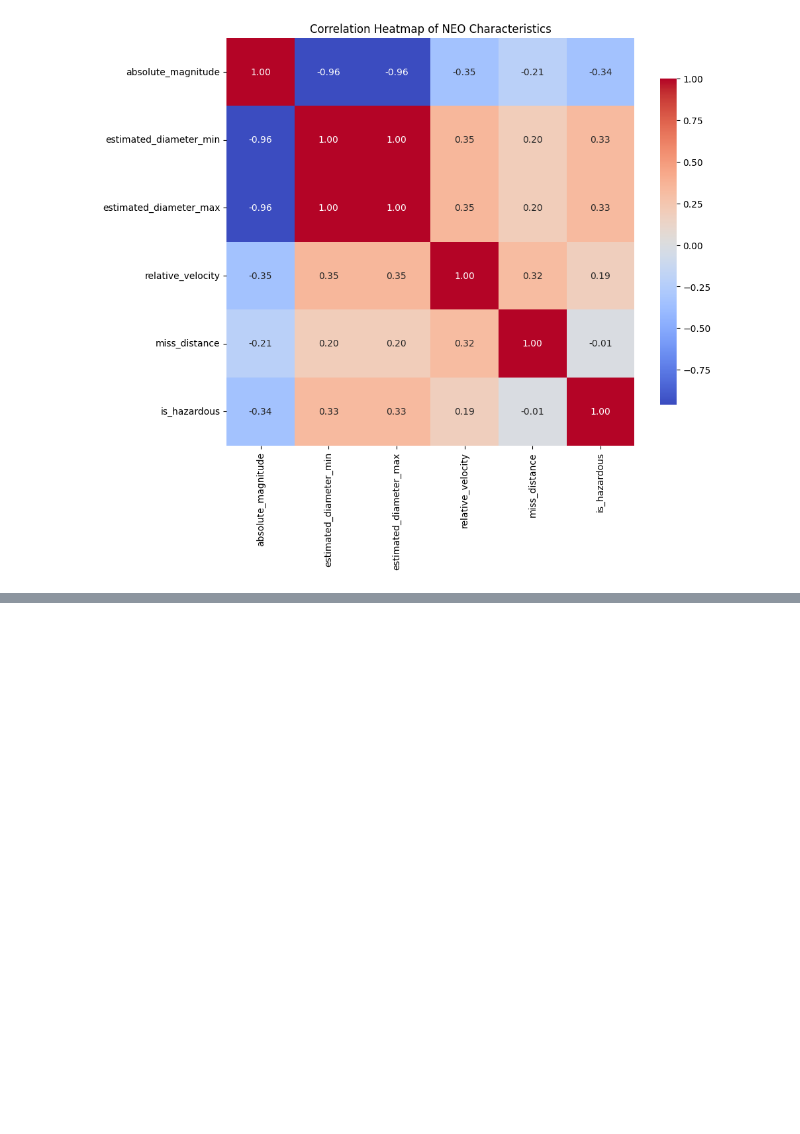
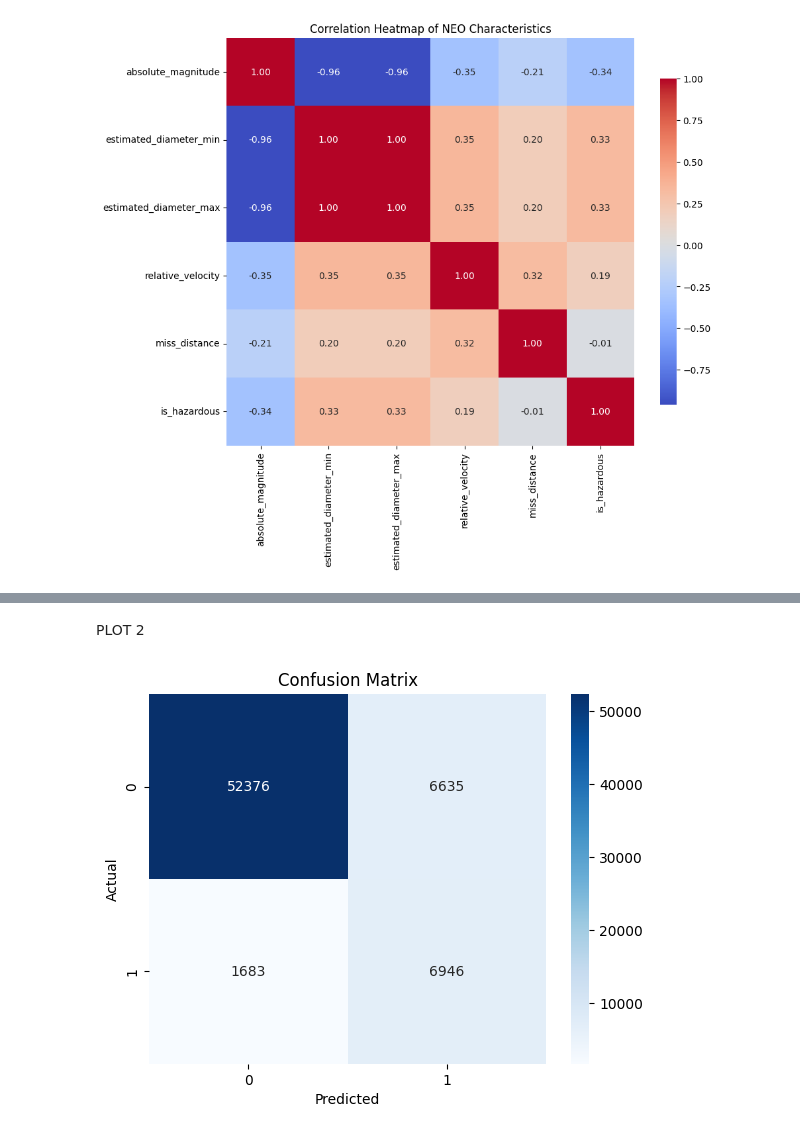
Before and after one commit to lokesh9899/Risk-Analysis-for-NEOS, a Jupyter notebook: TEAM_1_EDA_DataPrep.ipynb, the cells around one changed output, grey strips where cells are left out. Drawn from its saved outputs; the diff is of its cells as text; code cells hidden in the pictures; blank space fills up the shorter version.

```diff
--- a/TEAM_1_EDA_DataPrep.ipynb
+++ b/TEAM_1_EDA_DataPrep.ipynb
@@ -394,0 +418,15 @@ plt.show()
+# %%
+#GRID SEARCH
+# parameter grid for Grid Search
+param_grid = {
+    'n_estimators': [50, 100],  #  trees
+    'max_depth': [10, 15],  #  depth options
+    'min_samples_split': [2, 5],  #  split options
+}
+
+# Grid Search
+grid_search = GridSearchCV(estimator=model, param_grid=param_grid, cv=2, scoring='accuracy')
+grid_search.fit(X_train, y_train)
+
+print("Best Parameters from Grid Search:", grid_search.best_params_)
+best_grid_model = grid_search.best_estimator_
@@ -394,0 +435,15 @@ plt.show()
+# %%
+#RANDOM SEARCH
+# Define parameter distribution for Random Search
+param_dist = {
+    'n_estimators': [50, 300, 50],
+    'max_depth': [10, 20, 30],
+    'min_samples_split': [2, 5, 10]
+}
+
+# Random Search
+random_search = RandomizedSearchCV(estimator=model, param_distributions=param_dist, n_iter=5, cv=2, scoring='accuracy', random_state=42)
+random_search.fit(X_train, y_train)
+
+print("Best Parameters from Random Search:", random_search.best_params_)
+best_random_model = random_search.best_estimator_
@@ -394,0 +462,8 @@ plt.show()
+# %%
+final_model = RandomForestClassifier(n_estimators=200, max_depth=25, min_samples_split=4, class_weight='balanced', random_state=42)
+final_model.fit(X_train, y_train)
+
+# Evaluation
+y_final_pred = final_model.predict(X_test)
+print("Final Model Performance:")
+print(classification_report(y_test, y_final_pred))
@@ -394,0 +496,11 @@ plt.show()
+# %% [markdown]
+PLOT 2
+# %%
+#2. Confusion Matrix
+sns.heatmap(confusion_matrix(y_test, y_final_pred), annot=True, fmt='d', cmap='Blues')
+plt.xlabel('Predicted')
+plt.ylabel('Actual')
+plt.title('Confusion Matrix')
+plt.show()
+# %% [output]
+[figure, added]
```
Also changed, not shown: parts of 59 cells of this notebook.
